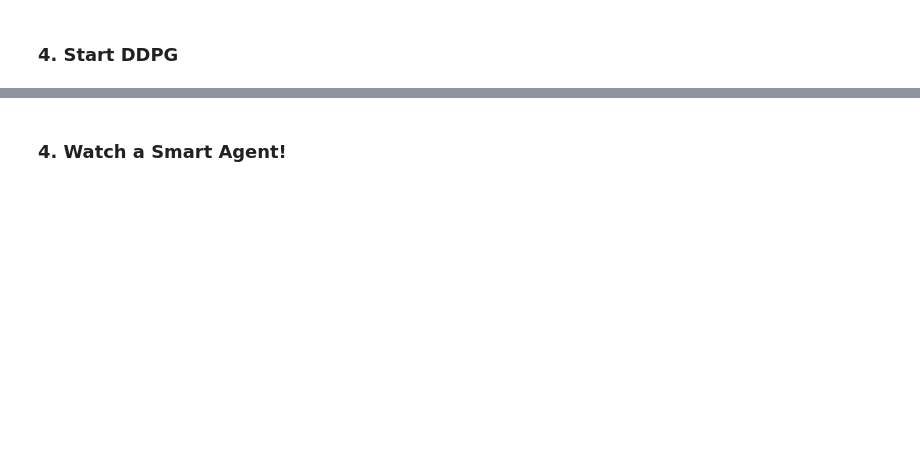
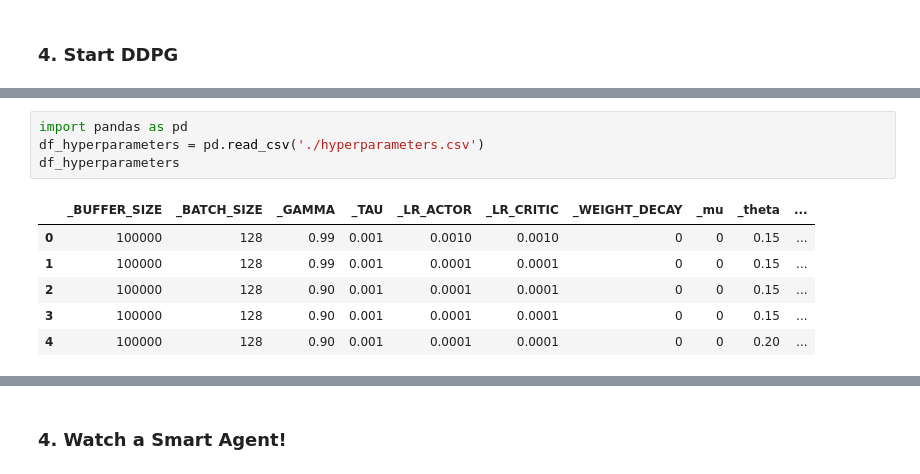
Before and after one commit to HajimeK/deep-reinforcement-learning, a Jupyter notebook: p2_continuous-control/Continuous_Control.ipynb, the cells around one changed output, grey strips where cells are left out. Drawn from its saved outputs; the diff is of its cells as text; blank space fills up the shorter version.

```diff
--- a/p2_continuous-control/Continuous_Control.ipynb
+++ b/p2_continuous-control/Continuous_Control.ipynb
@@ -170,0 +155,11 @@ plt.show()
+# %%
+import pandas as pd
+df_hyperparameters = pd.read_csv('./hyperparameters.csv')
+df_hyperparameters
+# %% [output]
+|  | _BUFFER_SIZE | _BATCH_SIZE | _GAMMA | _TAU | _LR_ACTOR | _LR_CRITIC | _WEIGHT_DECAY | _mu | _theta | ... |
+| 0 | 100000 | 128 | 0.99 | 0.001 | 0.0010 | 0.0010 | 0 | 0 | 0.15 | ... |
+| 1 | 100000 | 128 | 0.99 | 0.001 | 0.0001 | 0.0001 | 0 | 0 | 0.15 | ... |
+| 2 | 100000 | 128 | 0.90 | 0.001 | 0.0001 | 0.0001 | 0 | 0 | 0.15 | ... |
+| 3 | 100000 | 128 | 0.90 | 0.001 | 0.0001 | 0.0001 | 0 | 0 | 0.15 | ... |
+| 4 | 100000 | 128 | 0.90 | 0.001 | 0.0001 | 0.0001 | 0 | 0 | 0.20 | ... |
```
Also changed, not shown: parts of 15 cells of this notebook, 6 other files.
